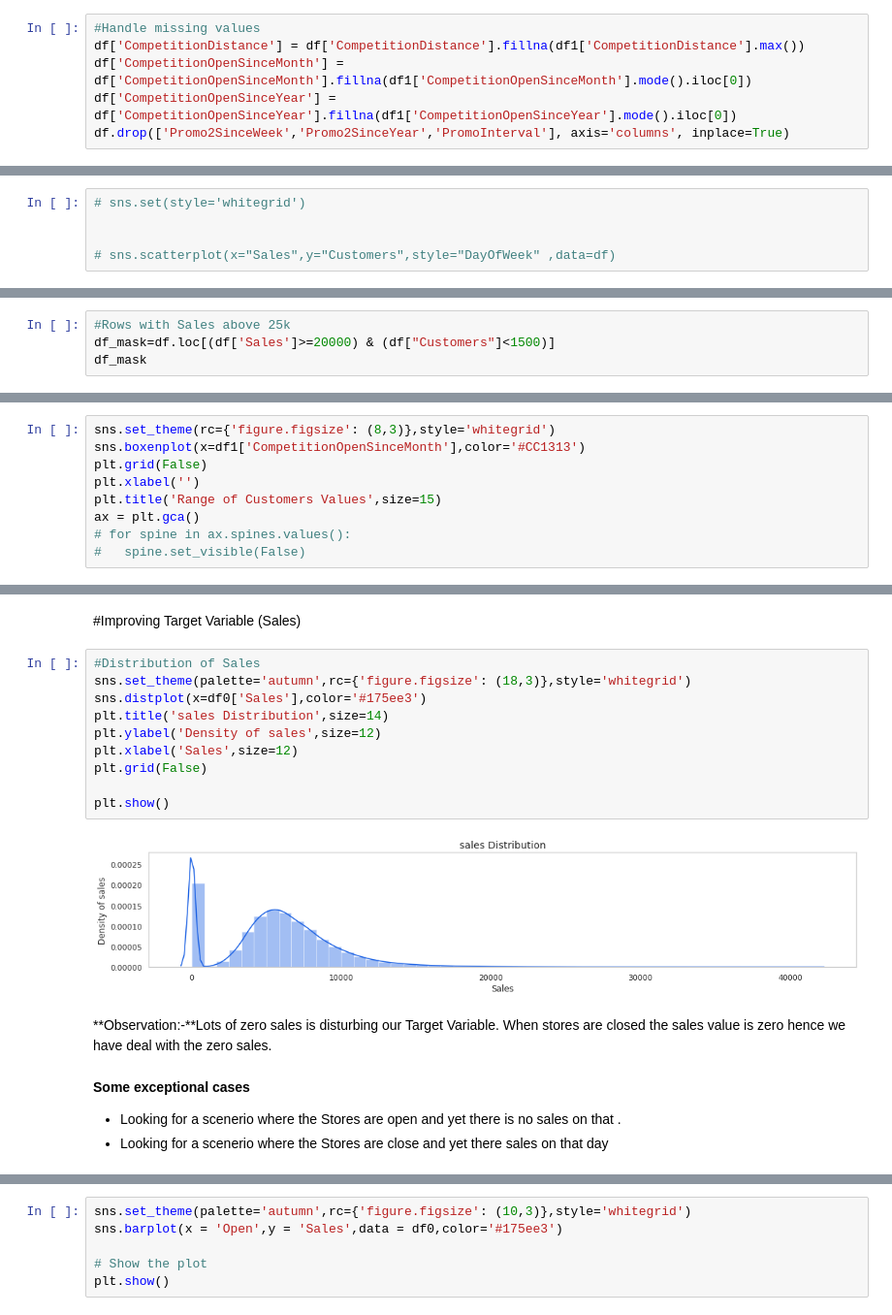
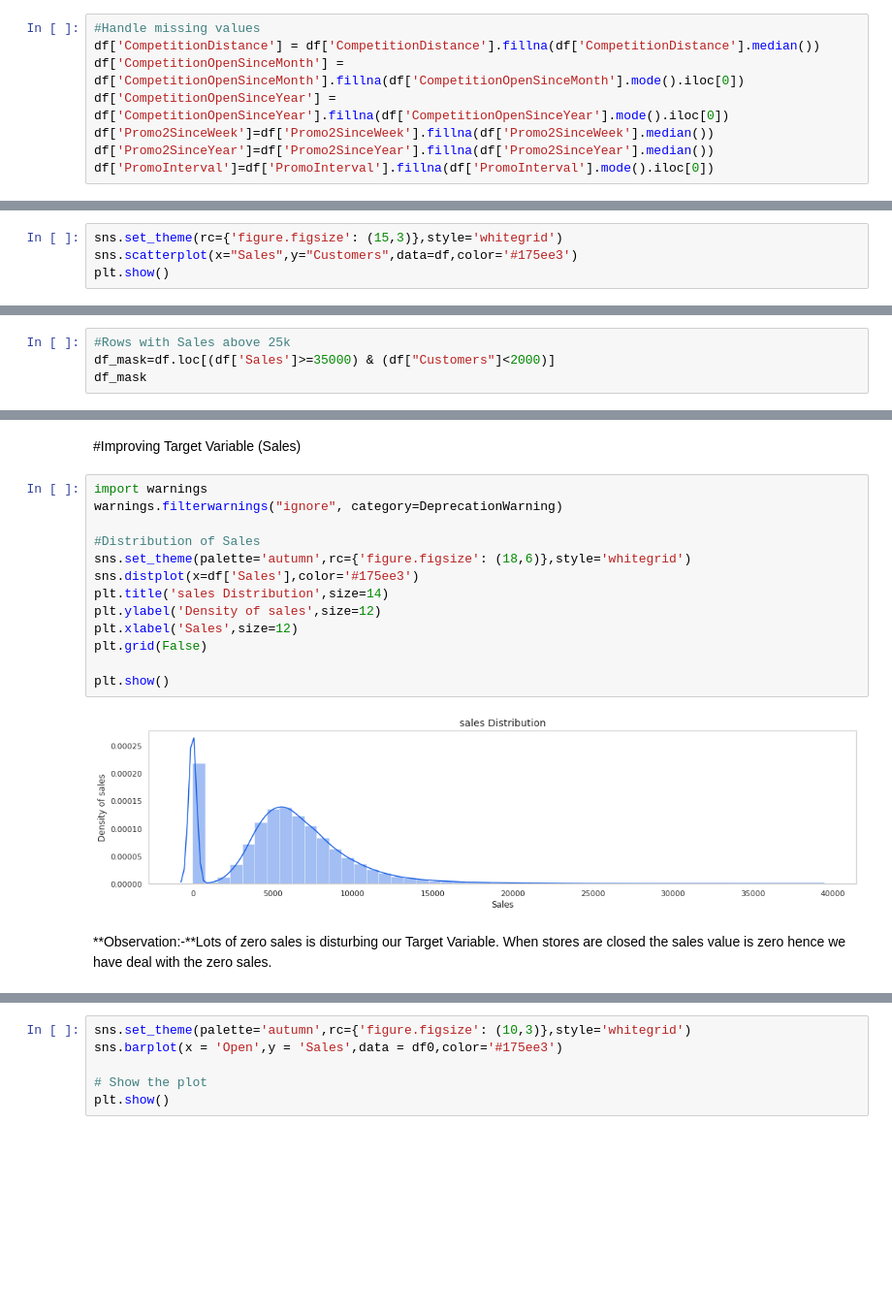
Before and after one commit to DeepakKumarSingh003/Rossmann-Sales-Prediction-, a Jupyter notebook: ML_Rossmann_Sales_Prediction_Capstone_Project.ipynb, the cells around one changed output, grey strips where cells are left out. Shown at 97% size. Cells and saved outputs as stored; diff of their text form; blank space fills up the shorter version.

```diff
--- a/ML_Rossmann_Sales_Prediction_Capstone_Project.ipynb
+++ b/ML_Rossmann_Sales_Prediction_Capstone_Project.ipynb
@@ -282,9 +316,11 @@ dtype: int64
 # %%
 #Handle missing values
-df['CompetitionDistance'] = df['CompetitionDistance'].fillna(df1['CompetitionDistance'].max())
-df['CompetitionOpenSinceMonth'] = df['CompetitionOpenSinceMonth'].fillna(df1['CompetitionOpenSinceMonth'].mode().iloc[0])
-df['CompetitionOpenSinceYear'] = df['CompetitionOpenSinceYear'].fillna(df1['CompetitionOpenSinceYear'].mode().iloc[0])
-df.drop(['Promo2SinceWeek','Promo2SinceYear','PromoInterval'], axis='columns', inplace=True)
+df['CompetitionDistance'] = df['CompetitionDistance'].fillna(df['CompetitionDistance'].median())
+df['CompetitionOpenSinceMonth'] = df['CompetitionOpenSinceMonth'].fillna(df['CompetitionOpenSinceMonth'].mode().iloc[0])
+df['CompetitionOpenSinceYear'] = df['CompetitionOpenSinceYear'].fillna(df['CompetitionOpenSinceYear'].mode().iloc[0])
+df['Promo2SinceWeek']=df['Promo2SinceWeek'].fillna(df['Promo2SinceWeek'].median())
+df['Promo2SinceYear']=df['Promo2SinceYear'].fillna(df['Promo2SinceYear'].median())
+df['PromoInterval']=df['PromoInterval'].fillna(df['PromoInterval'].mode().iloc[0])
 # %%
 df.info()
 # %% [output]
@@ -383,6 +400,5 @@ for spine in ax.spines.values():
 * Hence regulate the feature in such a way that it would provide accurate result.
 # %%
-# sns.set(style='whitegrid')
-
-
-# sns.scatterplot(x="Sales",y="Customers",style="DayOfWeek" ,data=df)
+sns.set_theme(rc={'figure.figsize': (15,3)},style='whitegrid')
+sns.scatterplot(x="Sales",y="Customers",data=df,color='#175ee3')
+plt.show()
@@ -389,6 +407,6 @@ for spine in ax.spines.values():
 # %%
 #Rows with Sales above 25k
-df_mask=df.loc[(df['Sales']>=20000) & (df["Customers"]<1500)]
+df_mask=df.loc[(df['Sales']>=35000) & (df["Customers"]<2000)]
 df_mask
 # %% [output]
 |  | Store | DayOfWeek | Sales | Customers | Open | Promo | StateHoliday | SchoolHoliday | StoreType | ... |
@@ -493,12 +505,3 @@ ax = plt.gca()
 # %%
 #Drop CompetitionOpenSinceYear value below 1980
 df.drop(df.loc[df['CompetitionDistance'] > 55000].index,inplace=True)
-# %%
-sns.set_theme(rc={'figure.figsize': (8,3)},style='whitegrid')
-sns.boxenplot(x=df1['CompetitionOpenSinceMonth'],color='#CC1313')
-plt.grid(False)
-plt.xlabel('')
-plt.title('Range of Customers Values',size=15)
-ax = plt.gca()
-# for spine in ax.spines.values():
-#   spine.set_visible(False)
@@ -521,24 +522,23 @@ df.shape
 # %% [markdown]
 #Improving Target Variable (Sales)
 # %%
+import warnings
+warnings.filterwarnings("ignore", category=DeprecationWarning)
+
 #Distribution of Sales
-sns.set_theme(palette='autumn',rc={'figure.figsize': (18,3)},style='whitegrid')
-sns.distplot(x=df0['Sales'],color='#175ee3')
+sns.set_theme(palette='autumn',rc={'figure.figsize': (18,6)},style='whitegrid')
+sns.distplot(x=df['Sales'],color='#175ee3')
 plt.title('sales Distribution',size=14)
 plt.ylabel('Density of sales',size=12)
 plt.xlabel('Sales',size=12)
 plt.grid(False)
 
 plt.show()
 # %% [output]
-[figure, old version]
+[figure, new version]
 # %% [markdown]
 **Observation:-**Lots of zero sales is disturbing our Target Variable.
 When stores are closed the sales value is zero hence we have deal with the zero sales.
-# %% [markdown]
-**Some exceptional cases**
-* Looking for a scenerio where the Stores are open and yet there is no sales on that .
-* Looking for a scenerio where the Stores are close and yet there sales on that day
 # %%
 df.shape
 # %% [output]
```
Also changed, not shown: parts of 142 cells of this notebook.
